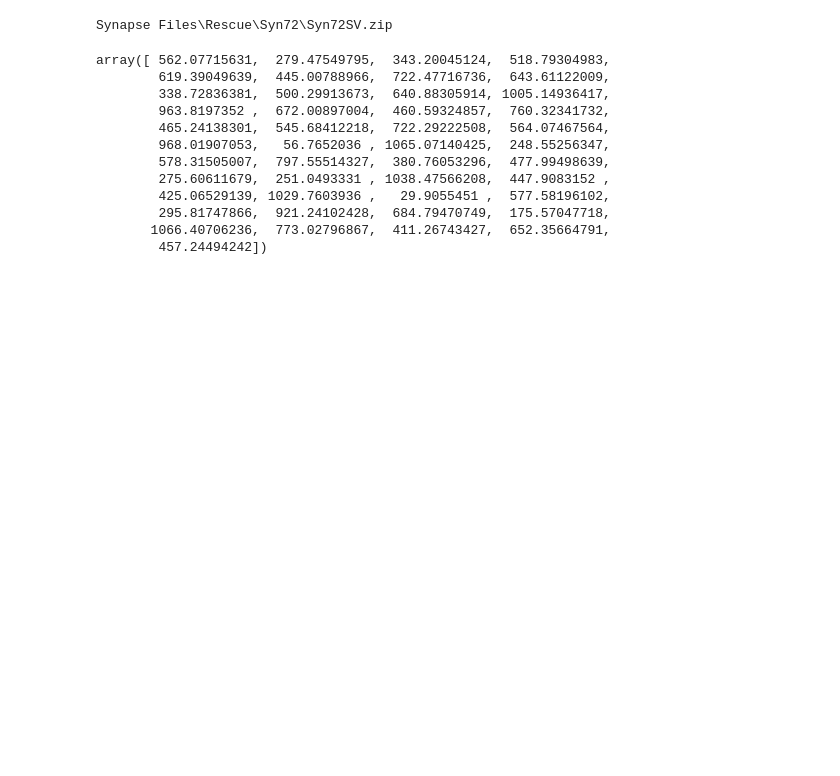
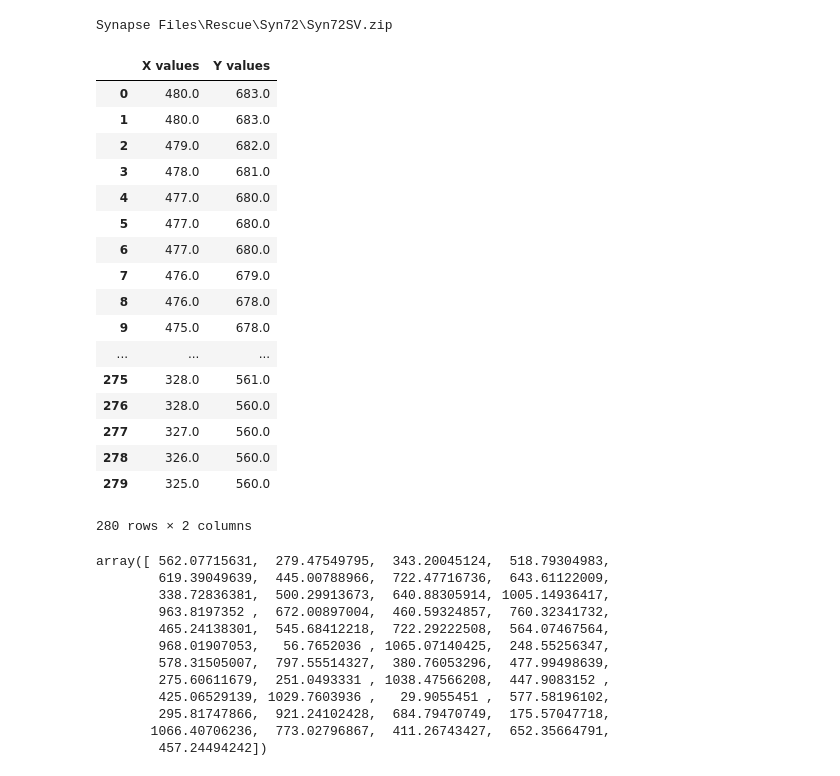
Before and after one commit to audreytmedeiros/Morgan-Lab, a Jupyter notebook: SVDistributiontest.ipynb, the cells around one changed output. Cells and saved outputs as stored; diff of their text form; code cells hidden in the pictures; blank space fills up the shorter version.

```diff
--- a/SVDistributiontest.ipynb
+++ b/SVDistributiontest.ipynb
@@ -72,31 +72,50 @@ Synapse Files\Rescue\Syn72\Syn72SV.zip
 # %%
 #Code to turn AZ line into X,Y coordinates
 img_conversion = 3716 #px/inch.
-df = np.round(pd.read_table(***, header=None)*img_conversion, decimals=4)
+df = np.round(pd.read_table(syn_az, header=None)*img_conversion, decimals=0)
 df_diff = df.diff()
 df_ed = np.sqrt(df_diff.iloc[:,0]**2 +df_diff.iloc[:,1]**2) #Finding Euclidean distance
         #This code will only give you some pixel X,Y coordinates
 
 x_fin, y_fin = [], []
 #You must get the distances of all X,Y coordinates on that line.
 #If the distance between 2 pixel points (above) is more than 1, fill in the blanks by 1
 for i in range(len(df)):
     x, y = df.iloc[i,:]
     x_fin.append(x)
     y_fin.append(y)
     if i == len(df) - 1:
         continue
     if df_ed.iloc[i+1] < 1.1:
         continue
     x_fin += list(np.linspace(x, df.iloc[i+1,0], int(df_ed[i+1])))
     y_fin += list(np.linspace(y, df.iloc[i+1,1], int(df_ed[i+1])))
 L = np.array([x_fin,y_fin]).T
 
 #If you want to make sure it worked and see all of your X,Y values of your line now, uncomment Ltable_pd
 Ltabletest = {'X values':x_fin, 'Y values':y_fin}
 Ltable_pd = pd.DataFrame(Ltabletest)
-#Ltable_pd
+Ltable_pd
     #Notice now none of the values are more than 1px apart
+# %% [output]
+|  | X values | Y values |
+| 0 | 480.0 | 683.0 |
+| 1 | 480.0 | 683.0 |
+| 2 | 479.0 | 682.0 |
+| 3 | 478.0 | 681.0 |
+| 4 | 477.0 | 680.0 |
+| 5 | 477.0 | 680.0 |
+| 6 | 477.0 | 680.0 |
+| 7 | 476.0 | 679.0 |
+| 8 | 476.0 | 678.0 |
+| 9 | 475.0 | 678.0 |
+| ... | ... | ... |
+| 275 | 328.0 | 561.0 |
+| 276 | 328.0 | 560.0 |
+| 277 | 327.0 | 560.0 |
+| 278 | 326.0 | 560.0 |
+| 279 | 325.0 | 560.0 |
+280 rows × 2 columns
 # %%
 #Code to get all SV X,Y Coordinates. Ensure Path import is done!
 
```
Also changed, not shown: parts of 2 cells of this notebook.
